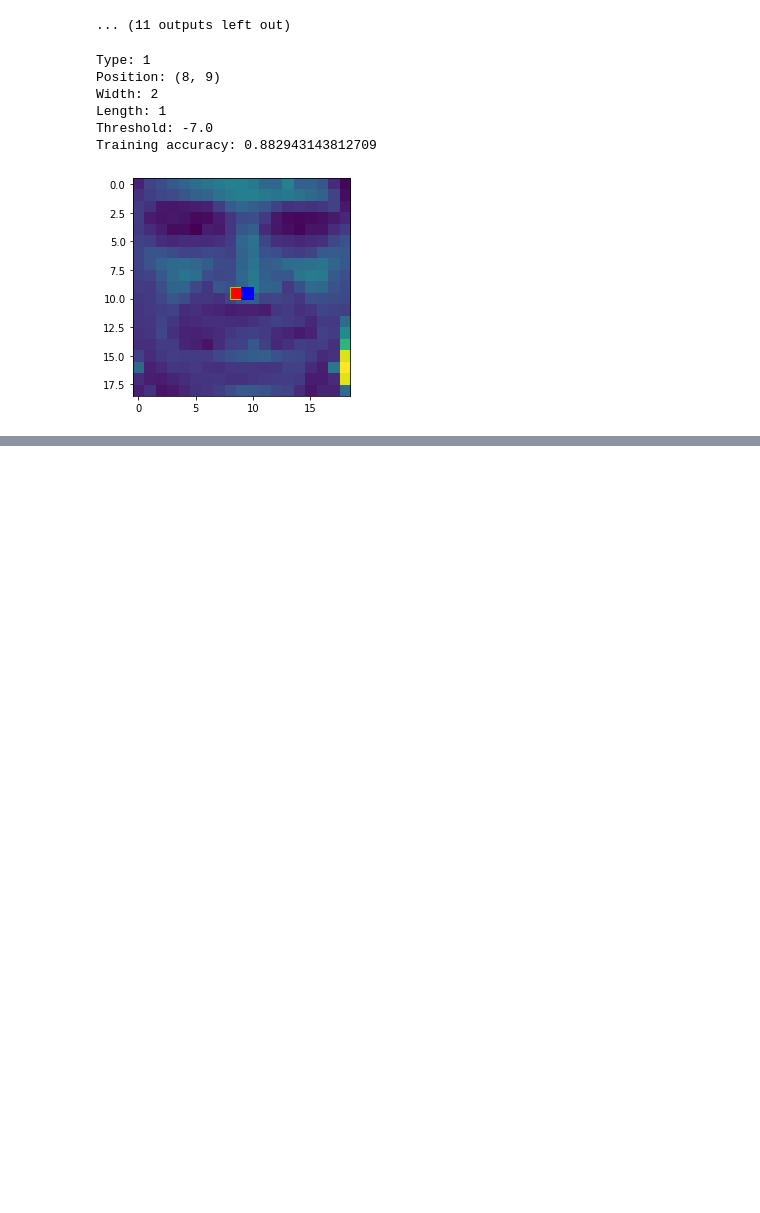
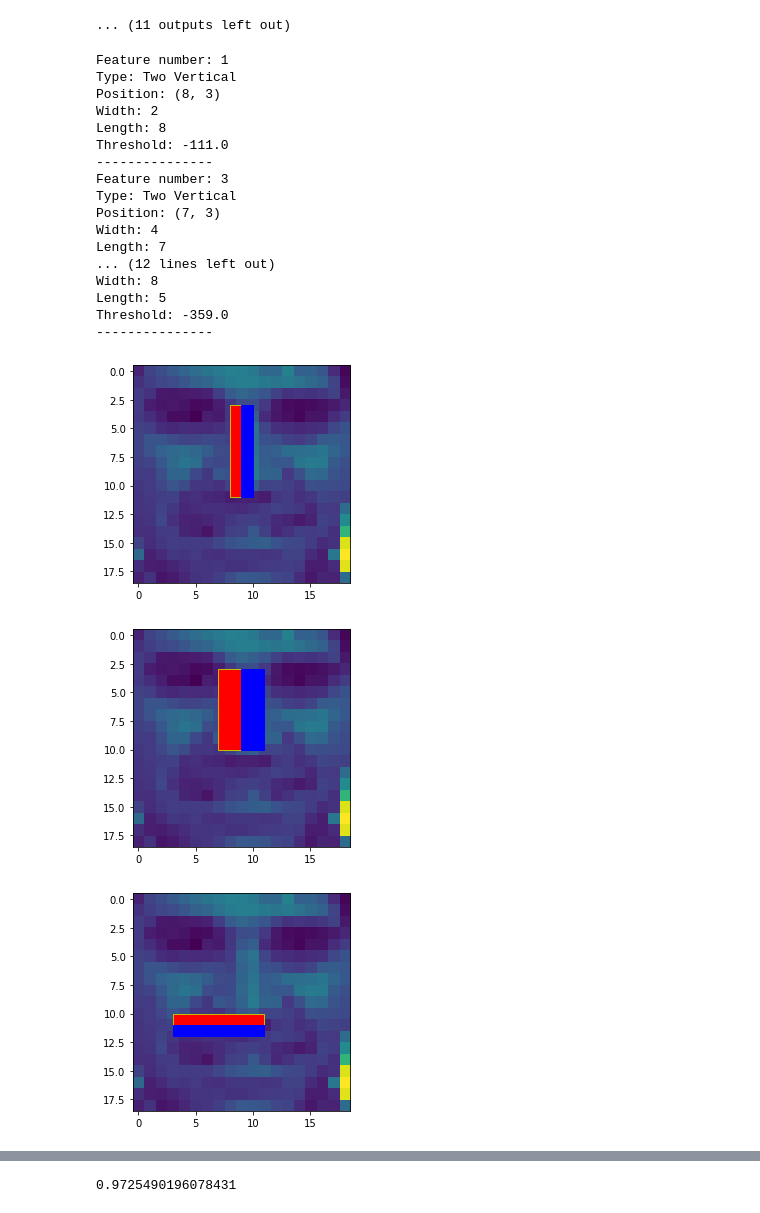
Before and after one commit to ChiehFu/649_viola_jone, a Jupyter notebook: viola_jone.ipynb, the cells around one changed output, grey strips where cells are left out. Cells and saved outputs as stored; diff of their text form; code cells hidden in the pictures; blank space fills up the shorter version.

```diff
--- a/viola_jone.ipynb
+++ b/viola_jone.ipynb
@@ -3,6 +3,7 @@ import math
 from tqdm import tqdm_notebook as tqdm
 from enum import Enum
 
+types_name = {1:'Two Vertical', 2:'Two Horizontal', 3:'Three Horizontal', 4:'Three Vertical', 5:'Four'}
 
 class RectangleRegion:
     def __init__(self, x, y, width, height):
@@ -37,7 +38,7 @@ class ViolaJones:
             self.haar_feature = haar_feature
             self.threshold = threshold
             self.polarity = polarity
-            #self.acc = None
+            self.acc = None
 
         def classify(self, x):
             return 1 if self.polarity * self.haar_feature.compute_features(x) < self.polarity * self.threshold else 0
@@ -156,8 +157,6 @@ class ViolaJones:
         pbar = tqdm(total=total_features)
 
         for index, feature in enumerate(X):
-#             if len(classifiers) % 5000 == 0 and len(classifiers) != 0:
-#                 print("\t Trained %d classifiers out of %d" % (len(classifiers), total_features))
             applied_feature = sorted(zip(weights, feature, y), key=lambda x: x[1])
             pos_seen, neg_seen = 0, 0
             pos_weights, neg_weights = 0, 0
@@ -196,7 +195,7 @@ class ViolaJones:
                 best_clf, best_error, best_accuracy = clf, error, accuracy
 
         # Set training accuracy for the selected classifier
-        #best_clf.acc = sum(1 if i == 0 else 0 for i in best_accuracy) / len(best_accuracy)
+        best_clf.acc = sum(1 if i == 0 else 0 for i in best_accuracy) / len(best_accuracy)
         return best_clf, best_error, best_accuracy
 
     def train(self, training, testing, max_height=8, max_width=8, test_round={1, 3, 5, 10}):
@@ -274,21 +273,21 @@ class ViolaJones:
 from PIL import Image
 import numpy as np
 import glob
+%matplotlib inline
 
 folders = {'non-faces' : 0, 'faces' : 1}
 
 trainData = []
-
 for folder, yVal in folders.items():
     for filename in glob.glob('./dataset/trainset/' + folder + '/*.png'):
         im = Image.open(filename)
-        trainData.append((np.asarray(im, dtype="int32"), yVal))
+        trainData.append((np.asarray(im, dtype="int32") / 255, yVal))
 
 testData = []
 for folder, yVal in folders.items():
     for filename in glob.glob('./dataset/testset/' + folder + '/*.png'):
         im = Image.open(filename)
-        testData.append([np.asarray(im, dtype="int32"), yVal])
+        testData.append([np.asarray(im, dtype="int32") / 255, yVal])
 # %%
 # print([n[1] for n in trainData])
 print('# of training images : ', len(trainData))
@@ -344,6 +343,6 @@ Round 5/10:
 [interactive output not drawn]
 ... (11 outputs left out)
 # %%
-model = read_mode('model_test')
+model = read_mode('model_1124')
 # %%
 check_round = [1, 3, 5, 10]
@@ -380,17 +382,31 @@ def show_clf_detail(img, clf):
 # %%
 import matplotlib.pyplot as plt
 import matplotlib.patches as patches
 from PIL import Image
 import numpy as np
+%matplotlib inline
 
 im = trainData[2101][0]
 
-show_clf_detail(im, model.clfs[0])
+show_clf_detail(model, check_round, im)
 # %% [output]
-Type: 1
-Position: (8, 9)
+Feature number: 1
+Type: Two Vertical
+Position: (8, 3)
 Width: 2
-Length: 1
-Threshold: -7.0
-Training accuracy: 0.882943143812709
+Length: 8
+Threshold: -111.0
+---------------
+Feature number: 3
+Type: Two Vertical
+Position: (7, 3)
+Width: 4
+Length: 7
+... (12 lines left out)
+Width: 8
+Length: 5
+Threshold: -359.0
+---------------
-[figure, old version]
+[figure, new version]
+[figure, added]
+[figure, added]
@@ -396,0 +414,5 @@ Training accuracy: 0.882943143812709
+# %%
+im = trainData[2101][0]
+print(im.max())
+# %% [output]
+0.9725490196078431
```
Also changed, not shown: parts of 2 cells of this notebook, 2 other files.
